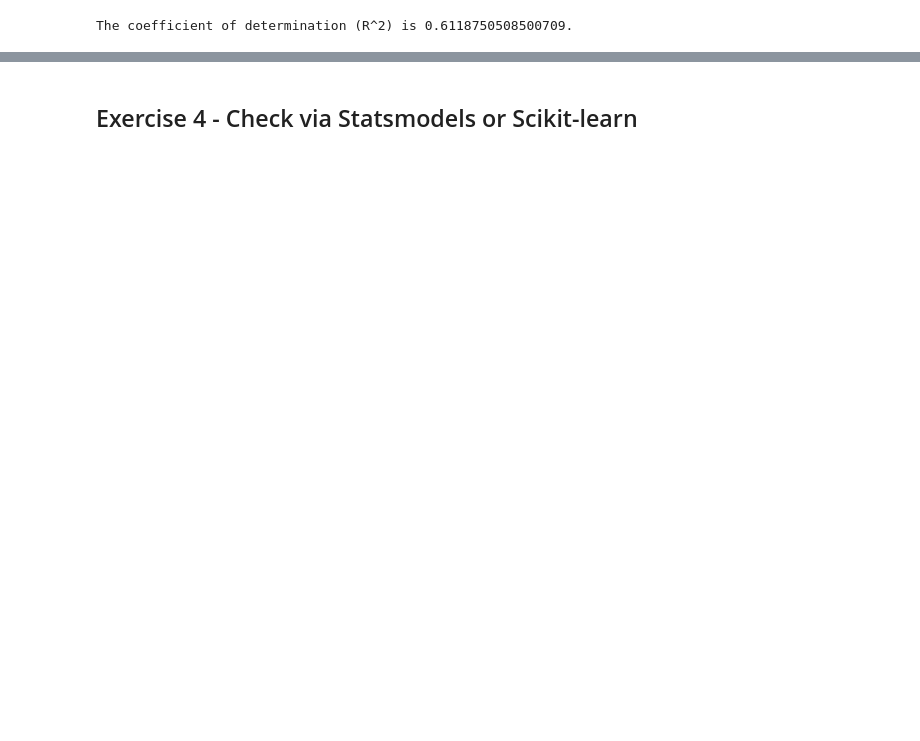
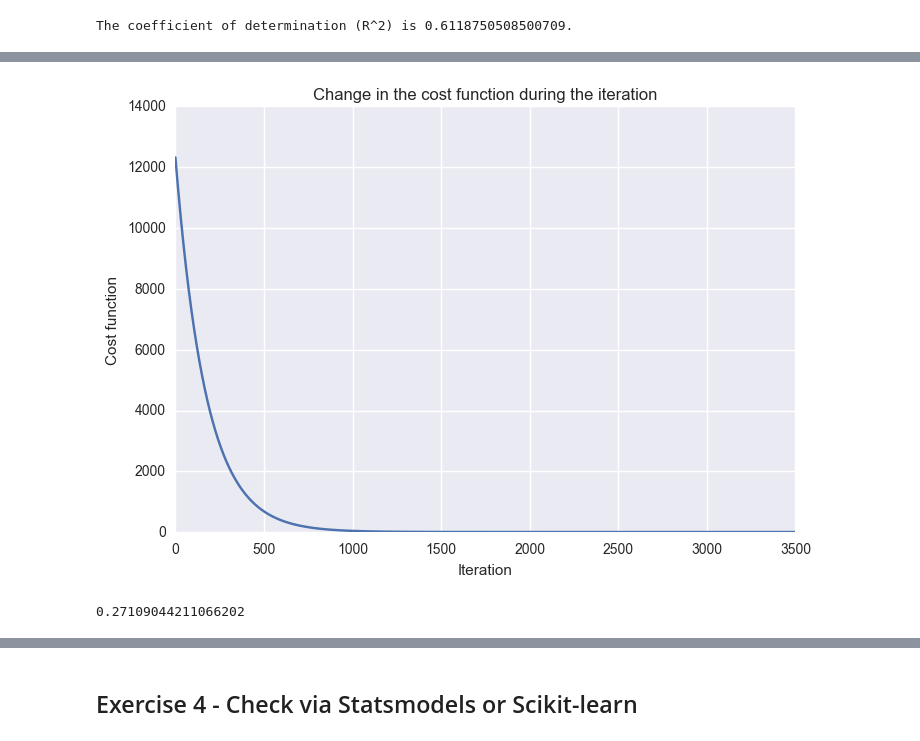
Before and after one commit to adrij/K2_curriculum, a Jupyter notebook: Unit11/Simple_LR_Algo_Exercises.ipynb, the cells around one changed output, grey strips where cells are left out. Cells and saved outputs as stored; diff of their text form; code cells hidden in the pictures; blank space fills up the shorter version.

Commit message:
Optinonal Linear Regression exercises Unit11

```diff
--- a/Unit11/Simple_LR_Algo_Exercises.ipynb
+++ b/Unit11/Simple_LR_Algo_Exercises.ipynb
@@ -147,0 +187,17 @@ lr.plot(X,y)
+# %%
+df.insert(loc=0, column='constant', value=1.0)
+X=df[['constant','TV']]
+#X.values
+#y.values
+# %%
+lr2=M_Linear_Regression()
+lr2.fit(X.values, y.values, 3500, 0.0000001)
+lr2.plot_iterations()
+#lr2.score(X.values, y.values)
+# %% [output]
+[figure, added]
+# %%
+lr2.score(X.values, y.values)
+#The costfunction starts to convergene, but we still need more iteration to achieve the same R2 as by the solution usig the formula
+# %% [output]
+0.27109044211066202
```
Also changed, not shown: parts of 15 cells of this notebook, 1 other file.
